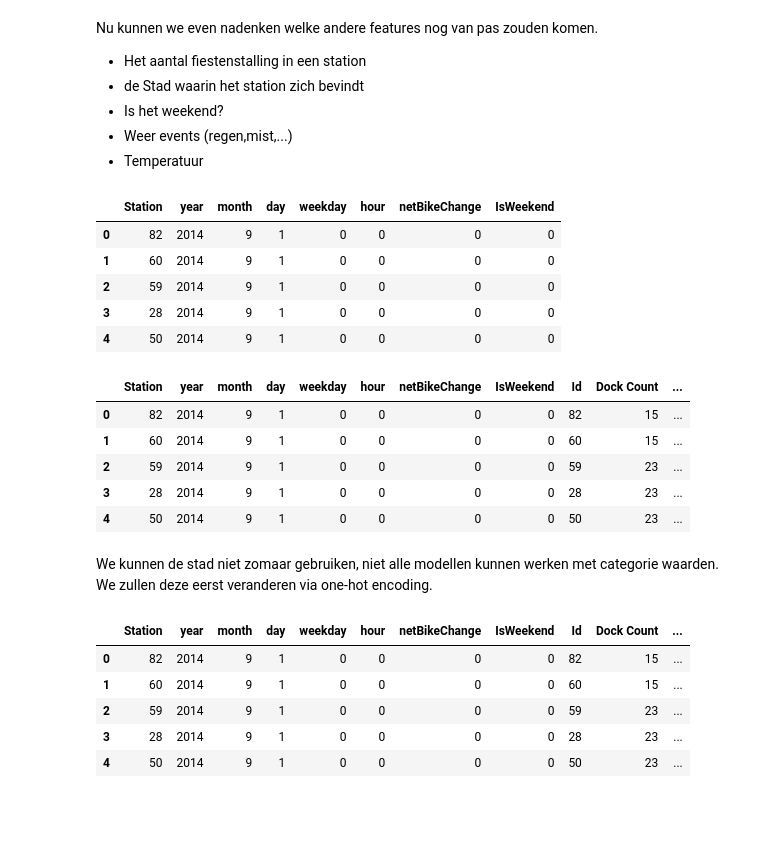
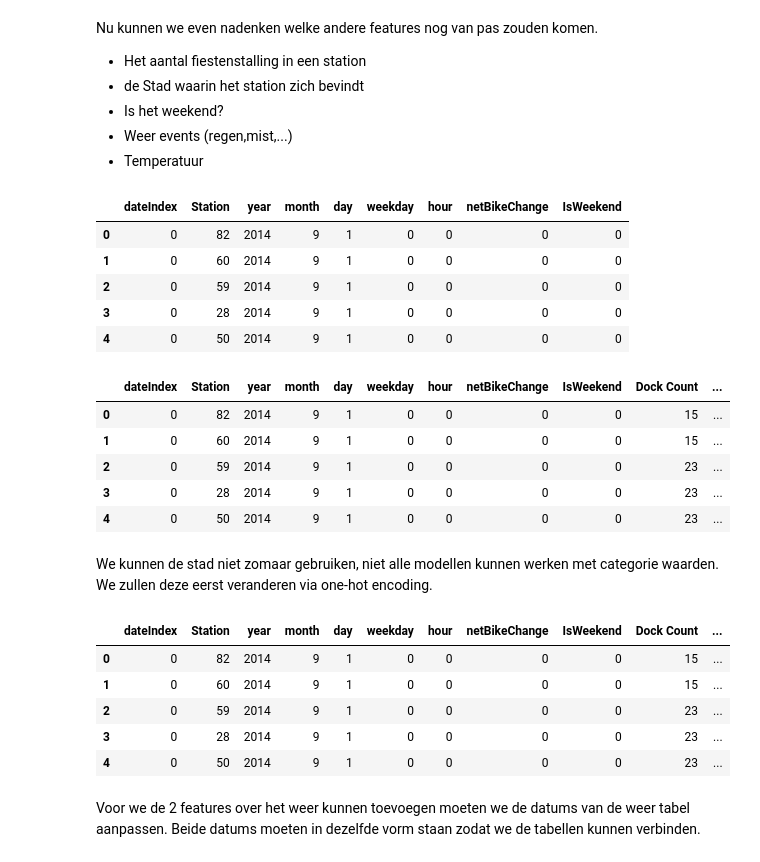
Before and after one commit to DecosterBram/MOW-BikeShare-workshop, a Jupyter notebook: notebooks/BikeShare_exercise_solution.ipynb, the cells around one changed output. Cells and saved outputs as stored; diff of their text form; code cells hidden in the pictures; blank space fills up the shorter version.

```diff
--- a/notebooks/BikeShare_exercise_solution.ipynb
+++ b/notebooks/BikeShare_exercise_solution.ipynb
@@ -468,6 +479,8 @@ We weten niet of er op elk uur een fiets vertrekt of aankomt op een bepaald stat
 # %%
 date_range = pd.date_range(start=minDate, end=maxDate, freq='H')
 date_df = pd.DataFrame(date_range, columns=['datetime'])
+date_df['dateIndex'] = range(len(date_df)) # We voegen een tijdsindex toe, deze gaat ons later helpen
+
 stations_df = pd.DataFrame(trip_data['Start Station'].unique(), columns=['Station'])
 stationTime_df = pd.merge(date_df,stations_df,how='cross')
 stationTime_df['year'] = stationTime_df['datetime'].dt.year
@@ -513,4 +526,4 @@ OutGoingBikes.head()
 # %%
-ChangeInBikes = pd.merge(IncomingBikes,OutGoingBikes,on=['Station','year','month','day','hour','weekday'],how= 'left')
+ChangeInBikes = pd.merge(IncomingBikes,OutGoingBikes,on=['dateIndex','Station','year','month','day','hour','weekday'],how= 'left')
 ChangeInBikes.head()
 # %% [output]
@@ -553,23 +566,23 @@ Nu kunnen we even nadenken welke andere features nog van pas zouden komen.
 ChangeInBikes['IsWeekend'] = ChangeInBikes['weekday'].isin([5, 6]).astype(int)
 ChangeInBikes.head()
 # %% [output]
-|  | Station | year | month | day | weekday | hour | netBikeChange | IsWeekend |
-| 0 | 82 | 2014 | 9 | 1 | 0 | 0 | 0 | 0 |
-| 1 | 60 | 2014 | 9 | 1 | 0 | 0 | 0 | 0 |
-| 2 | 59 | 2014 | 9 | 1 | 0 | 0 | 0 | 0 |
-| 3 | 28 | 2014 | 9 | 1 | 0 | 0 | 0 | 0 |
-| 4 | 50 | 2014 | 9 | 1 | 0 | 0 | 0 | 0 |
+|  | dateIndex | Station | year | month | day | weekday | hour | netBikeChange | IsWeekend |
+| 0 | 0 | 82 | 2014 | 9 | 1 | 0 | 0 | 0 | 0 |
+| 1 | 0 | 60 | 2014 | 9 | 1 | 0 | 0 | 0 | 0 |
+| 2 | 0 | 59 | 2014 | 9 | 1 | 0 | 0 | 0 | 0 |
+| 3 | 0 | 28 | 2014 | 9 | 1 | 0 | 0 | 0 | 0 |
+| 4 | 0 | 50 | 2014 | 9 | 1 | 0 | 0 | 0 | 0 |
 # %%
 ChangeInBikes = pd.merge(ChangeInBikes, station_data, left_on='Station', right_on='Id',how='left')
-ChangeInBikes = ChangeInBikes.drop(['Name','Lat','Long'],axis=1)
+ChangeInBikes = ChangeInBikes.drop(['Id','Name','Lat','Long'],axis=1)
 ChangeInBikes.head()
 # %% [output]
-|  | Station | year | month | day | weekday | hour | netBikeChange | IsWeekend | Id | Dock Count | ... |
-| 0 | 82 | 2014 | 9 | 1 | 0 | 0 | 0 | 0 | 82 | 15 | ... |
-| 1 | 60 | 2014 | 9 | 1 | 0 | 0 | 0 | 0 | 60 | 15 | ... |
-| 2 | 59 | 2014 | 9 | 1 | 0 | 0 | 0 | 0 | 59 | 23 | ... |
-| 3 | 28 | 2014 | 9 | 1 | 0 | 0 | 0 | 0 | 28 | 23 | ... |
-| 4 | 50 | 2014 | 9 | 1 | 0 | 0 | 0 | 0 | 50 | 23 | ... |
+|  | dateIndex | Station | year | month | day | weekday | hour | netBikeChange | IsWeekend | Dock Count | ... |
+| 0 | 0 | 82 | 2014 | 9 | 1 | 0 | 0 | 0 | 0 | 15 | ... |
+| 1 | 0 | 60 | 2014 | 9 | 1 | 0 | 0 | 0 | 0 | 15 | ... |
+| 2 | 0 | 59 | 2014 | 9 | 1 | 0 | 0 | 0 | 0 | 23 | ... |
+| 3 | 0 | 28 | 2014 | 9 | 1 | 0 | 0 | 0 | 0 | 23 | ... |
+| 4 | 0 | 50 | 2014 | 9 | 1 | 0 | 0 | 0 | 0 | 23 | ... |
 # %% [markdown]
 We kunnen de stad niet zomaar gebruiken, niet alle modellen kunnen werken met categorie waarden. We zullen deze eerst veranderen via one-hot encoding.
 # %%
@@ -579,9 +592,11 @@ ChangeInBikes = pd.concat([ChangeInBikes, citiesEncoded], axis=1)
 ChangeInBikes= ChangeInBikes.drop('City',axis=1)
 ChangeInBikes.head()
 # %% [output]
-|  | Station | year | month | day | weekday | hour | netBikeChange | IsWeekend | Id | Dock Count | ... |
-| 0 | 82 | 2014 | 9 | 1 | 0 | 0 | 0 | 0 | 82 | 15 | ... |
-| 1 | 60 | 2014 | 9 | 1 | 0 | 0 | 0 | 0 | 60 | 15 | ... |
-| 2 | 59 | 2014 | 9 | 1 | 0 | 0 | 0 | 0 | 59 | 23 | ... |
-| 3 | 28 | 2014 | 9 | 1 | 0 | 0 | 0 | 0 | 28 | 23 | ... |
-| 4 | 50 | 2014 | 9 | 1 | 0 | 0 | 0 | 0 | 50 | 23 | ... |
+|  | dateIndex | Station | year | month | day | weekday | hour | netBikeChange | IsWeekend | Dock Count | ... |
+| 0 | 0 | 82 | 2014 | 9 | 1 | 0 | 0 | 0 | 0 | 15 | ... |
+| 1 | 0 | 60 | 2014 | 9 | 1 | 0 | 0 | 0 | 0 | 15 | ... |
+| 2 | 0 | 59 | 2014 | 9 | 1 | 0 | 0 | 0 | 0 | 23 | ... |
+| 3 | 0 | 28 | 2014 | 9 | 1 | 0 | 0 | 0 | 0 | 23 | ... |
+| 4 | 0 | 50 | 2014 | 9 | 1 | 0 | 0 | 0 | 0 | 23 | ... |
+# %% [markdown]
+Voor we de 2 features over het weer kunnen toevoegen moeten we de datums van de weer tabel aanpassen. Beide datums moeten in dezelfde vorm staan zodat we de tabellen kunnen verbinden.
```
Also changed, not shown: parts of 27 cells of this notebook, 1 other file.
